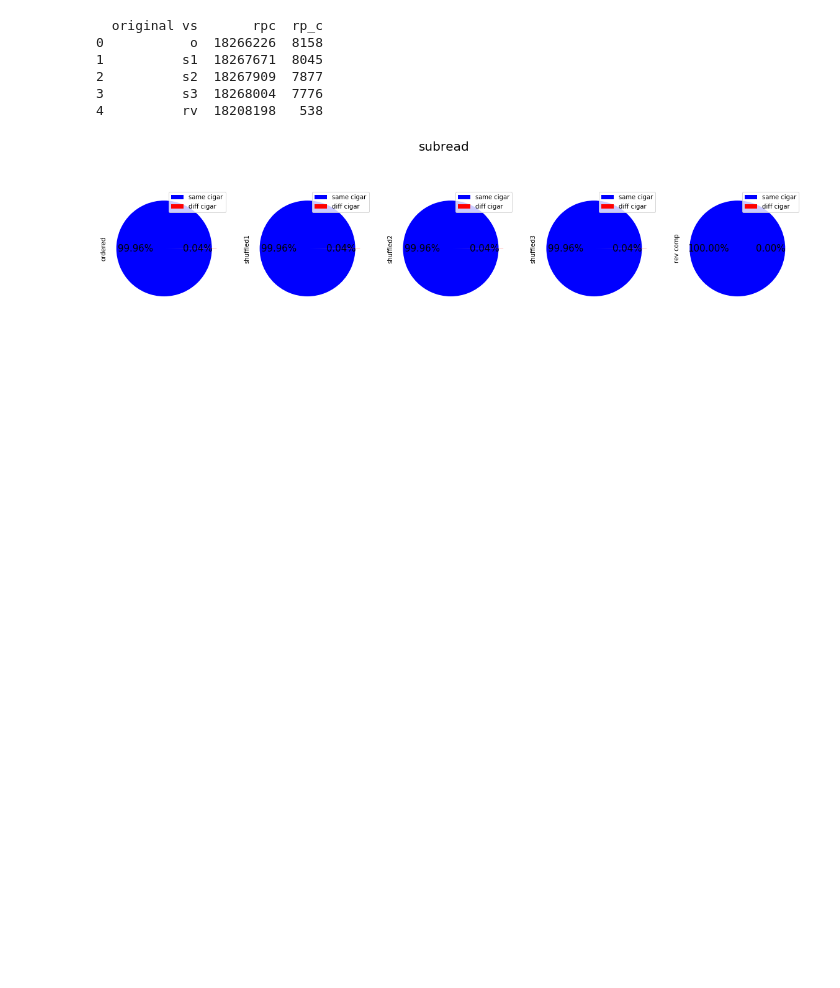
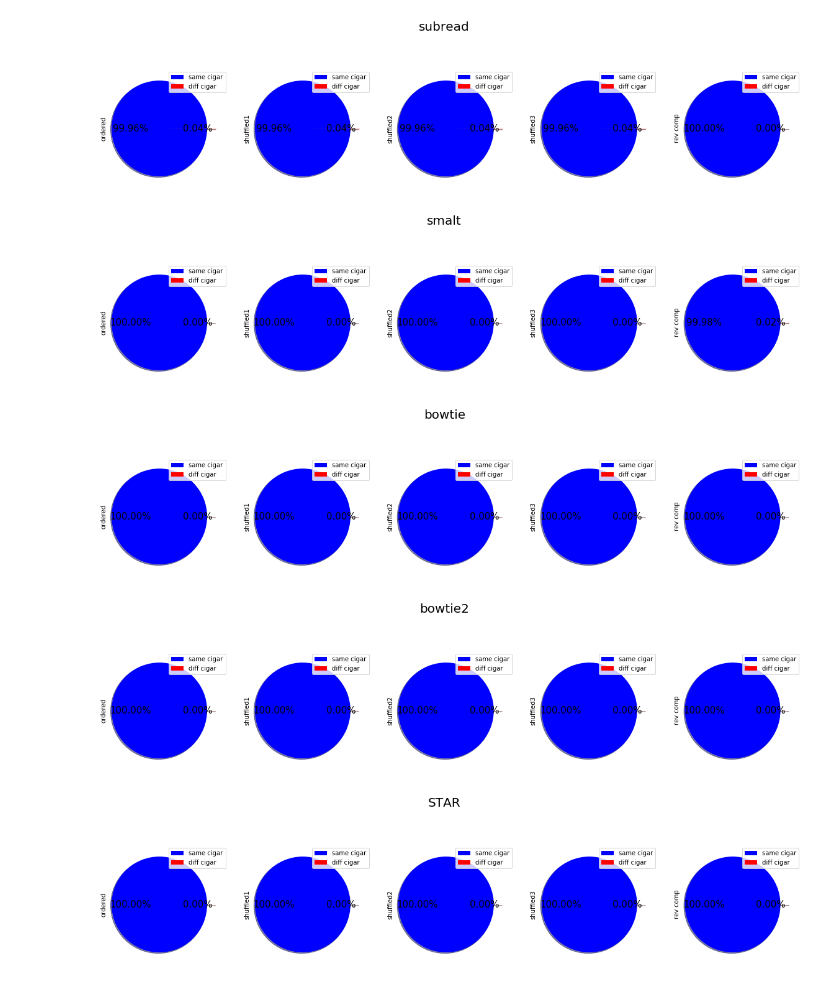
Before and after one commit to Pelin89/read.aligment.review, a Jupyter notebook: notebooks/tools_results.ipynb, the cells around one changed output. Saved outputs shown, nothing was run; the diff lists cells and outputs as text; code cells hidden in the pictures; blank space fills up the shorter version.

Commit message:
Notebook edited, more figures are added Some figures are changed.

```diff
--- a/notebooks/tools_results.ipynb
+++ b/notebooks/tools_results.ipynb
@@ -77,7 +109,8 @@ new_tool_df[4]
 # %%
-# bar plot mapped percentage
+# bar plots
+# unique read mapped percentage
 
-def plot1(samp, h):
+def plot_bar1(samp, h):
     appended_data = []
     cur_tool_df = []
     cur_tool = []
@@ -88,12 +121,16 @@ def plot1(samp, h):
         cur_tool = cur_tool[cur_tool['sample'] == samp]
         cur_tool=cur_tool[h]
         headers = cur_tool.iloc[:,1]
+#         print(headers)
         cur_tool_t=cur_tool.transpose()
         cur_tool=cur_tool_t.rename(columns=headers)
         cur_tool.insert(loc=0, column='original', value=read1_per)
         cur_tool=cur_tool.rename(index={'%read2': cur_tool.iloc[0,1]})
         cur_tool= cur_tool[3:]
-        cur_tool =cur_tool.drop(['s2', 's3'], axis=1)
+        cols = ['o','s1','s2','s3']
+        cur_tool.insert(loc = 1, column='shuffled', value = cur_tool[cols].astype(float).mean(axis=1))
+#         cur_tool=cur_tool.drop(cols, axis=1)
+        cur_tool =cur_tool.drop(cols, axis=1)
 #         print(cur_tool)
         cur_tool_df.append(cur_tool)
 
@@ -101,17 +138,11 @@ def plot1(samp, h):
 
     ax=appended_data.plot(kind='bar')
     ax.set_ylim(bottom=0, top=100)
-#     plt.rcParams["figure.figsize"] = [5,3]
-#     fig.set_size_inches(5, 8)
-
-    plt.legend(['original', 'ordered', 'shuffled', 'rev comp'],
+    plt.legend(['original', 'shuffled', 'rev comp'],
                loc='center left', bbox_to_anchor=(1.0, 0.5))
 
     plt.xticks(rotation=45)
 #     plt.savefig(samp + ".png", bbox_inches='tight', dpi=100)
 
-
-
-# for i in range(len(all_samples)):
-
-#     plot1(all_samples[i], ['tool', 'original vs', '%read1', '%read2'])
+for i in range(len(all_samples)):
+    plot_bar1(all_samples[i], ['tool', 'original vs', '%read1', '%read2'])
@@ -118,7 +260,6 @@ def plot1(samp, h):
 # %%
 # pie charts
 # pie chart same pos same read diff cigar
-
 
 import warnings
 warnings.filterwarnings('ignore')
@@ -129,45 +270,43 @@ def plot1(tool_df, samp, headers, title):
     tool_df=tool_df[tool_df['sample'] == samp]
     tool_df=tool_df[['original vs', 'rp' ,'rp_c',]]
     tool_df.insert(loc = 1, column='rpc',value = tool_df['rp'] - tool_df['rp_c'])
 #     tool_df = tool_df.drop(['rp'])
     tool_df = tool_df.drop(['rp'], axis=1)
-    print(tool_df)
+#     print(tool_df)
 #     cur_tool.insert(loc=0, column='original', value=read1_per)
     tool_df=tool_df.transpose()
     tool_df=tool_df[1:]
     tool_df.columns = headers
 
 
     sub_plots=tool_df.plot.pie(y=headers, subplots=True,labels=None, autopct='%1.2f%%', figsize =(20,5),
-                     labeldistance=1, explode = (0.1, 0), colors=['blue', 'red'],fontsize = 15)
+                     labeldistance=1, explode = (0.2, 0), colors=['blue', 'red'],fontsize = 15, shadow=True)
 
     for j in range(len(sub_plots)):
         sub_plots[j].legend( loc="best", labels=['same cigar', 'diff cigar'])
     plt.suptitle(title, fontsize=20)
 
 
 #     plt.setp(autopcts, **{'color':'white', 'weight':'bold', 'fontsize':12.5})
 #     ax1.set_title('Frauen', fontdict={'fontsize': 17})
 
 #     plt.rcParams['font.weight'] = 1
     plt.savefig(title + "_" + samp + ".png", bbox_inches='tight', dpi=50)
 
 
 
 head=["ordered", "shuffled1", "shuffled2", "shuffled3", "rev comp"]
 
 # for i in range(len(all_samples)):
-# for i in range(1):
-plot1(subread_df, all_samples[0], head,'subread')
-# plot1(smalt_df, all_samples[2], head, 'smalt')
-# plot1(bowtie_df, all_samples[2], head, 'bowtie')
-# plot1(bowtie2_df, all_samples[2], head, 'bowtie2')
-# plot1(STAR_df, all_samples[2], head, 'STAR')
+for i in range(1):
+    plot1(subread_df, all_samples[0], head,'subread')
+    plot1(smalt_df, all_samples[2], head, 'smalt')
+    plot1(bowtie_df, all_samples[2], head, 'bowtie')
+    plot1(bowtie2_df, all_samples[2], head, 'bowtie2')
+    plot1(STAR_df, all_samples[2], head, 'STAR')
 # %% [output]
-  original vs       rpc  rp_c
-0           o  18266226  8158
-1          s1  18267671  8045
-2          s2  18267909  7877
-3          s3  18268004  7776
-4          rv  18208198   538
-[figure, old version]
+[figure, new version]
+[figure, added]
+[figure, added]
+[figure, added]
+[figure, added]
```
Also changed, not shown: parts of 16 cells of this notebook, 5 other files.
